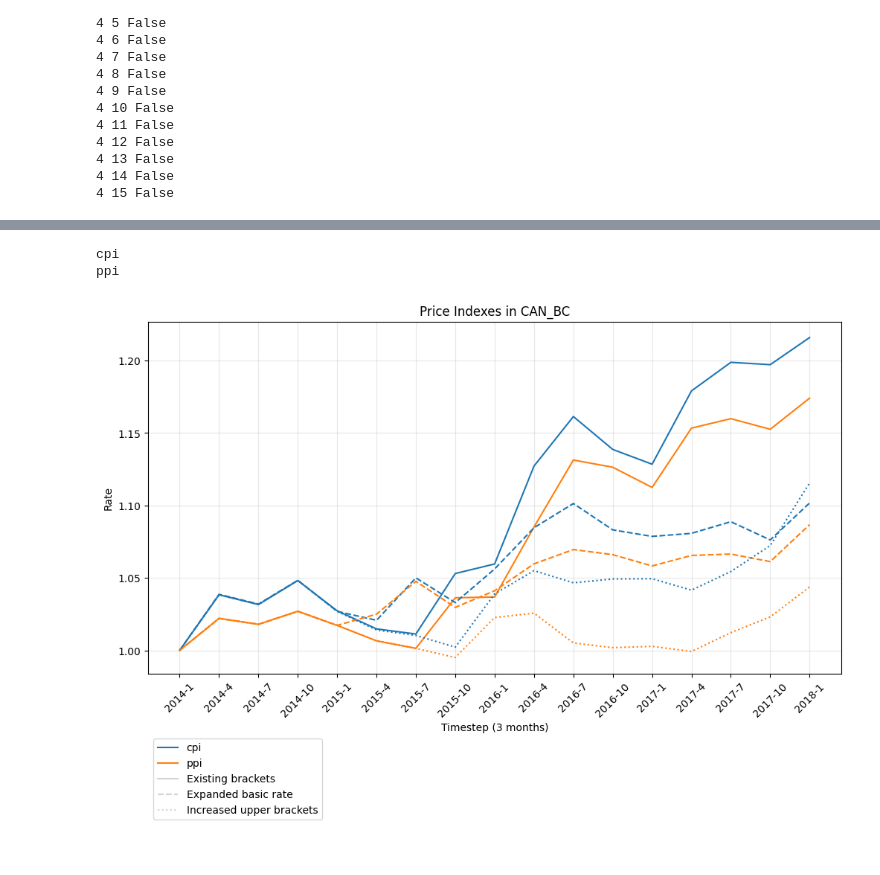
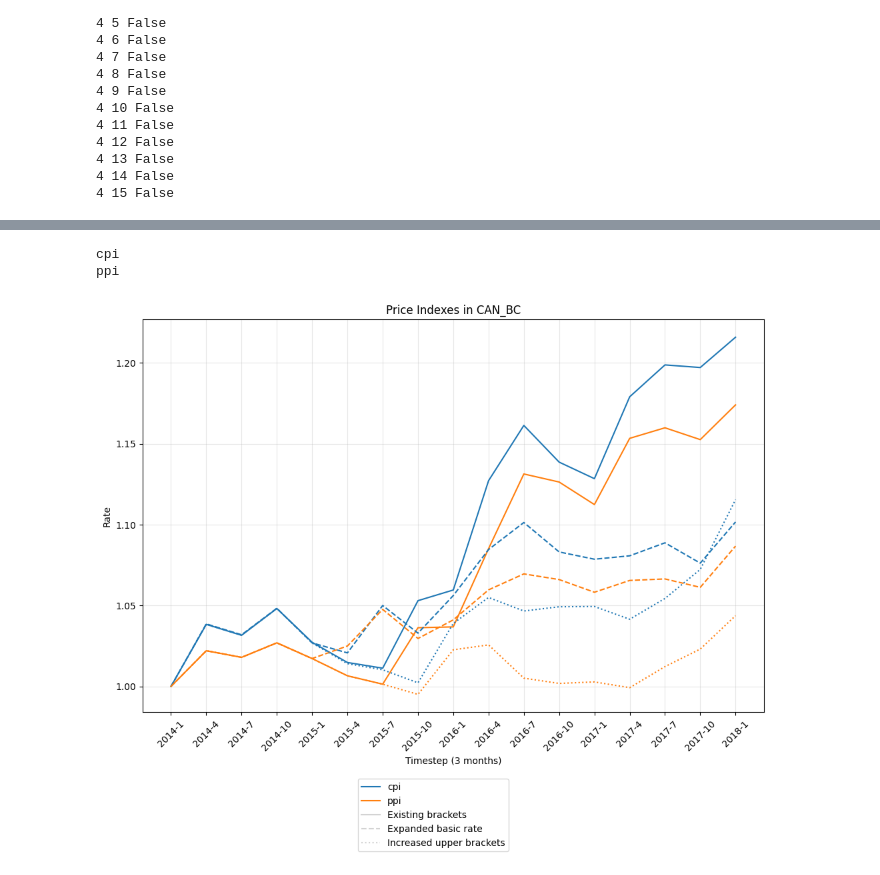
Before and after one commit to bcgov/macroabm-ca, a Jupyter notebook: scenarios/pit_basic_multiscenario.ipynb, the cells around one changed output, grey strips where cells are left out. Saved outputs shown, nothing was run; the diff lists cells and outputs as text; code cells hidden in the pictures.

```diff
--- a/scenarios/pit_basic_multiscenario.ipynb
+++ b/scenarios/pit_basic_multiscenario.ipynb
@@ -1042,7 +547,7 @@ Expanded basic rate:
 Increased upper brackets:
         [(13216, 0.0), (50363, 0.056), (100728, 0.077), (115648, 0.105), (140430, 0.1229), (190405, 0.167), (265545, 0.188), (1000000, 0.225), (inf, 0.245)]
 # %%
-SCENARIO = "scenario_" + str(3)
+SCENARIO = "scenario_" + str(1)
 OUTPUT_FILENAME  = "results_" + SCENARIO + ".h5"
 print(f"Output     : {OUTPUT_DIRECTORY / OUTPUT_FILENAME}")
 # %% [output]
@@ -2575,37 +1906,37 @@ legend_labels = []
 for i in range(num_variables):
     legend_labels.append(variable_str[i])
 for j in range(len(scenario_labels)):
     legend_labels.append(scenario_labels[j])
 
 legend_lines = []
 for i in range(num_variables):
     legend_lines.append(Line2D([0], [0], color = COLOURS[i], linestyle="-"))
 for n in range(n_scenarios):
     legend_lines.append(Line2D([0], [0], color = "lightgrey", linestyle=linestyles[n]))
 
-plt.legend(
-    legend_lines, legend_labels, bbox_to_anchor = (0,-0.3), loc="center left", ncol=int(len(legend_labels)/4)
+fig.legend(
+    legend_lines, legend_labels, bbox_to_anchor = (0.5,-0.1), loc="center", ncol=int(len(legend_labels)/4)
     # legend_lines, legend_labels, bbox_to_anchor = (0.5,-0.03), loc="lower center", ncol=len(legend_labels)
     # legend_lines, legend_labels, bbox_to_anchor = (1.5,1.025), loc="upper right"
 )
 
 ax.set_title(f"Price Indexes in {region}")
 ax.set_ylabel("Rate")
 
 # ax.set_yscale('log')
 # ax.legend(fontsize=7, ncol=2)
 ax.grid(True, alpha=0.3)
 ax.set_xlabel("Timestep (3 months)")
 # ax.set_xlim(left=1)             # exclude initialization timestep
 ax.tick_params("x", rotation=45)
 # plt.tight_layout()
 FILENAME = str(datetime.date.today()) + "_F_economy_price_index" + region + "_ALL" + ".png"
-plt.savefig(OUTPUT_DIRECTORY / FILENAME, dpi=120)
+fig.savefig(OUTPUT_DIRECTORY / FILENAME, bbox_inches='tight')
 plt.show()
 # %% [output]
 cpi
 ppi
-[figure, old version]
+[figure, new version]
 # %%
 ### plot economy unemployment rate
 
```
Also changed, not shown: parts of 22 cells of this notebook, 3 other files.
